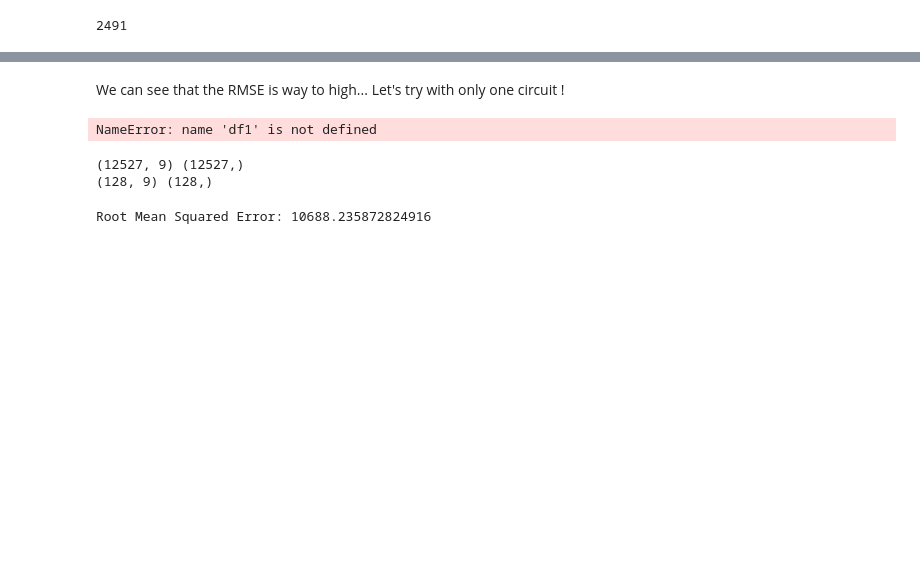
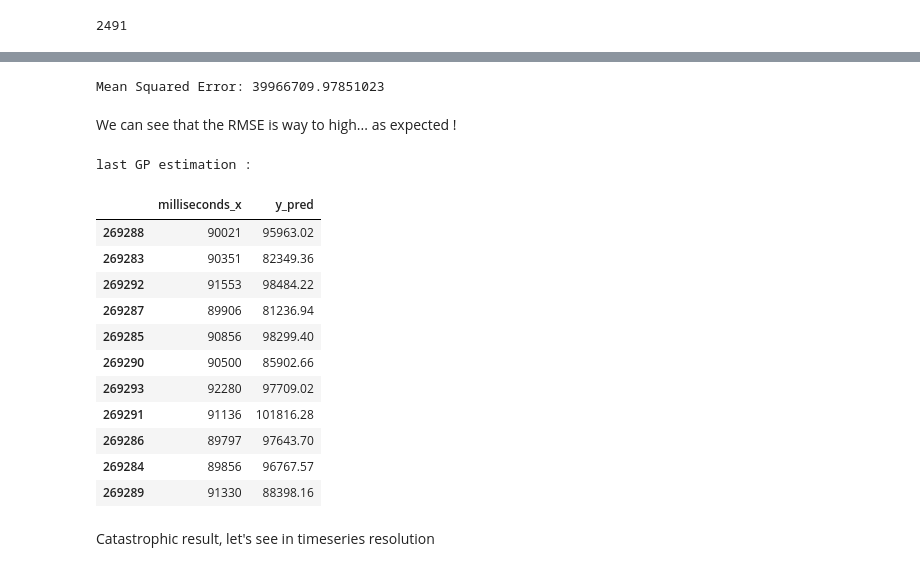
Before and after one commit to HenriEloy/F1_lapTime_prediction, a Jupyter notebook: notebooks/essai1.ipynb, the cells around one changed output, grey strips where cells are left out. Drawn from its saved outputs; the diff is of its cells as text; code cells hidden in the pictures; blank space fills up the shorter version.

Commit message:
working forecast, only for one pilot and one gp

```diff
--- a/notebooks/essai1.ipynb
+++ b/notebooks/essai1.ipynb
@@ -314,8 +337,8 @@ len(last_lap_indices)
 # %% [output]
 2491
 # %%
-test = df1.iloc[last_lap_indices]
-train = df1.drop(last_lap_indices)
+test = df_encoded.iloc[last_lap_indices]
+train = df_encoded.drop(last_lap_indices)
 x_train, y_train = train.drop("milliseconds_x", axis=1),train["milliseconds_x"]
 x_test, y_test = test.drop("milliseconds_x", axis=1),test["milliseconds_x"]
 print(x_train.shape, y_train.shape)
@@ -344,32 +349,34 @@ ElasticNet - Mean squared error: 226192527.97
+# %%
+rf_regressor = RandomForestRegressor(n_estimators=100, random_state=42)
+
+rf_regressor.fit(x_train, y_train)
+
+y_pred = rf_regressor.predict(x_test)
+
+mse = mean_squared_error(y_test, y_pred)
+print('Mean Squared Error:', mse)
+# %% [output]
+Mean Squared Error: 39966709.97851023
 # %% [markdown]
-We can see that the RMSE is way to high...
-Let's try with only one circuit !
+We can see that the RMSE is way to high... as expected !
-# %%
-dfAbu = df1[df1["circuitId"]==24].reset_index(drop=True)
-dfAbu
-# %% [output]
-NameError: name 'df1' is not defined
-# %%
-last_lap_indices = dfAbu.groupby('raceId').apply(lambda x: x[x['lap']==x['lap'].max()].index.tolist()).explode().tolist()
-test = dfAbu.iloc[last_lap_indices]
-train = dfAbu.drop(last_lap_indices)
-x_train, y_train = train.drop("milliseconds_x", axis=1),train["milliseconds_x"]
-x_test, y_test = test.drop("milliseconds_x", axis=1),test["milliseconds_x"]
-print(x_train.shape, y_train.shape)
-print(x_test.shape, y_test.shape)
-# %% [output]
-(12527, 9) (12527,)
-(128, 9) (128,)
-# %%
-# Loop over the models
-for model in models:
-    # Train the model
-    model.fit(x_train, y_train)
-    # Test the model
-    y_pred = model.predict(x_test)
-    # Calculate the mean squared error
-    mse = mean_squared_error(y_test, y_pred)
-    # Print the name of the model and the mean squared error
-    print(f"{type(model).__name__} - Mean squared error: {mse:.2f}")
-# %% [output]
-Root Mean Squared Error: 10688.235872824916
+# %%
+#Let's still look at some results
+test["y_pred"] = y_pred
+print("last GP estimation :")
+test[test["raceId_1096"]==1][["milliseconds_x","y_pred"]]
+# %% [output]
+last GP estimation :
+|  | milliseconds_x | y_pred |
+| 269288 | 90021 | 95963.02 |
+| 269283 | 90351 | 82349.36 |
+| 269292 | 91553 | 98484.22 |
+| 269287 | 89906 | 81236.94 |
+| 269285 | 90856 | 98299.40 |
+| 269290 | 90500 | 85902.66 |
+| 269293 | 92280 | 97709.02 |
+| 269291 | 91136 | 101816.28 |
+| 269286 | 89797 | 97643.70 |
+| 269284 | 89856 | 96767.57 |
+| 269289 | 91330 | 88398.16 |
+# %% [markdown]
+Catastrophic result, let's see in timeseries resolution
```
Also changed, not shown: parts of 10 cells of this notebook, 1 other file.
